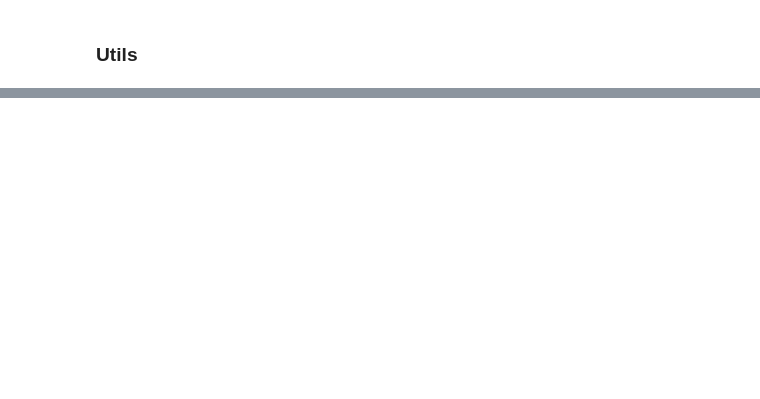
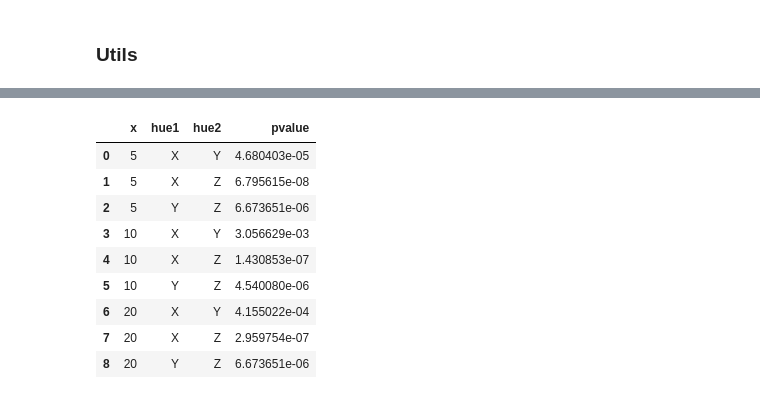
Before and after one commit to Digiratory/visualization-toolkit, a Jupyter notebook: examples/boxplolts.ipynb, the cells around one changed output, grey strips where cells are left out. Drawn from its saved outputs; the diff is of its cells as text; code cells hidden in the pictures; blank space fills up the shorter version.

```diff
--- a/examples/boxplolts.ipynb
+++ b/examples/boxplolts.ipynb
@@ -131,0 +174,13 @@ plt.show()
+# %%
+compare_hue_within_groups(test_df, "snr", "mse", "label")
+# %% [output]
+|  | x | hue1 | hue2 | pvalue |
+| 0 | 5 | X | Y | 4.680403e-05 |
+| 1 | 5 | X | Z | 6.795615e-08 |
+| 2 | 5 | Y | Z | 6.673651e-06 |
+| 3 | 10 | X | Y | 3.056629e-03 |
+| 4 | 10 | X | Z | 1.430853e-07 |
+| 5 | 10 | Y | Z | 4.540080e-06 |
+| 6 | 20 | X | Y | 4.155022e-04 |
+| 7 | 20 | X | Z | 2.959754e-07 |
+| 8 | 20 | Y | Z | 6.673651e-06 |
```
Also changed, not shown: parts of 13 cells of this notebook, 4 other files.
